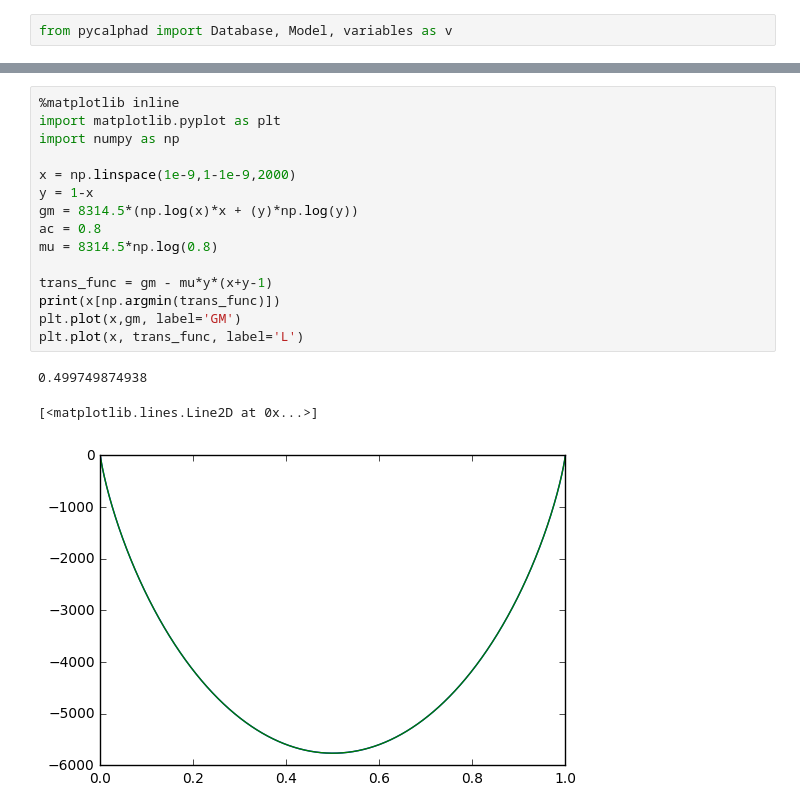
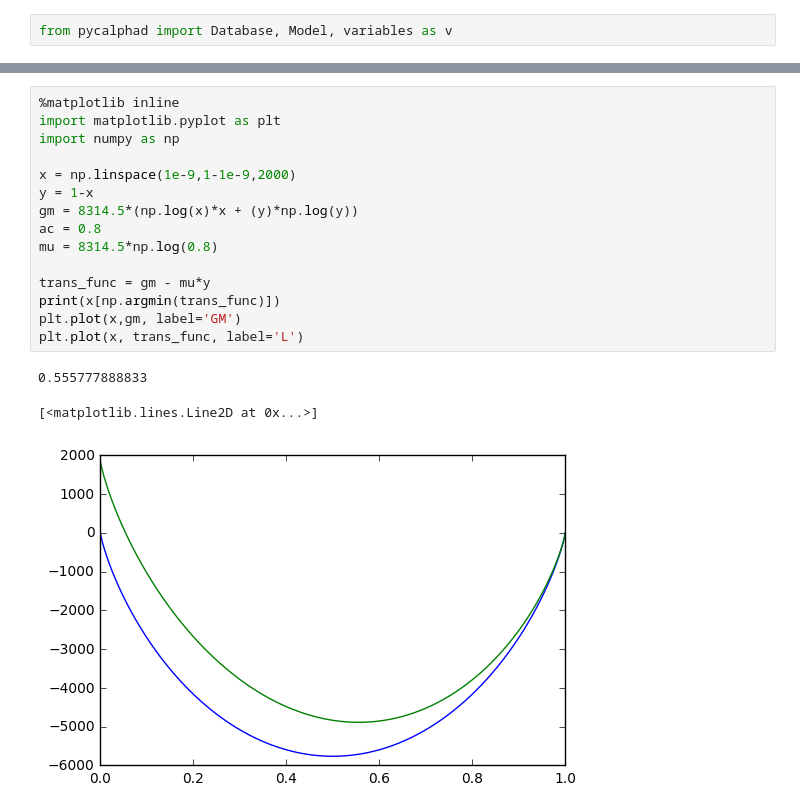
Before and after one commit to richardotis/pycalphad-sandbox, a Jupyter notebook: AdvancedConditions.ipynb, the cells around one changed output, grey strips where cells are left out. Cells and saved outputs as stored; diff of their text form.

```diff
--- a/AdvancedConditions.ipynb
+++ b/AdvancedConditions.ipynb
@@ -82,19 +82,19 @@ Dimensions without coordinates: internal_dof
 # %%
 %matplotlib inline
 import matplotlib.pyplot as plt
 import numpy as np
 
 x = np.linspace(1e-9,1-1e-9,2000)
 y = 1-x
 gm = 8314.5*(np.log(x)*x + (y)*np.log(y))
 ac = 0.8
 mu = 8314.5*np.log(0.8)
 
-trans_func = gm - mu*y*(x+y-1)
+trans_func = gm - mu*y
 print(x[np.argmin(trans_func)])
 plt.plot(x,gm, label='GM')
 plt.plot(x, trans_func, label='L')
 # %% [output]
-0.499749874938
+0.555777888833
 [<matplotlib.lines.Line2D at 0x...>]
-[figure, old version]
+[figure, new version]
```
Also changed, not shown: parts of 8 cells of this notebook.
